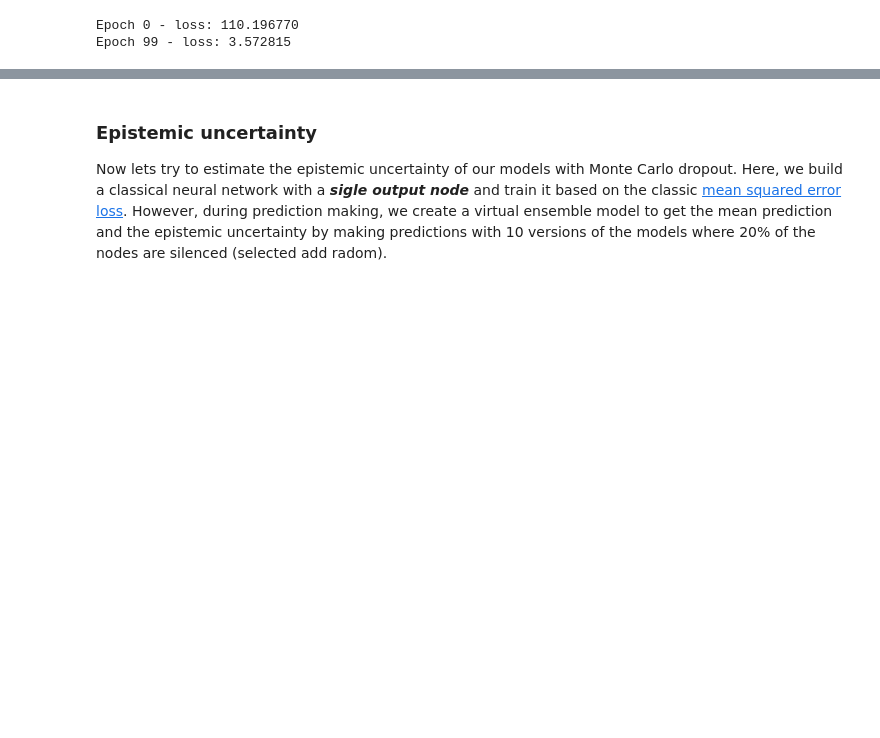
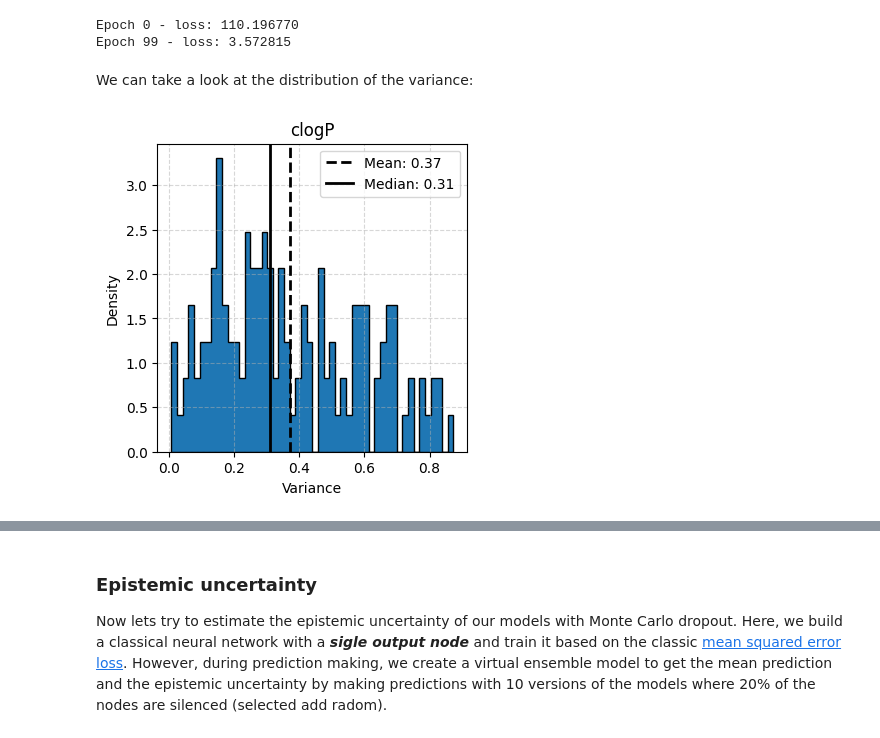
Before and after one commit to CDDLeiden/ULLA2023-Leiden, a Jupyter notebook: practicals/03_uncertainty_active_learning/03_uncertainty_active_learning.ipynb, the cells around one changed output, grey strips where cells are left out. Saved outputs shown, nothing was run; the diff lists cells and outputs as text; code cells hidden in the pictures; blank space fills up the shorter version.

```diff
--- a/practicals/03_uncertainty_active_learning/03_uncertainty_active_learning.ipynb
+++ b/practicals/03_uncertainty_active_learning/03_uncertainty_active_learning.ipynb
@@ -233,4 +239,17 @@ HIDDEN_SIZE = 64
 # %% [markdown]
 ### Helper function to evaluate the uncertainty quantification
+# %%
+def plot_variance_distribution(variance, title):
+
+    fig, ax = plt.subplots(figsize=(4, 4))
+
+    ax.hist(variance, bins=50, density=True, ec='k', histtype='stepfilled'  )
+    ax.axvline(variance.mean(), color='k', linestyle='--', linewidth=2, label=f'Mean: {variance.mean():.2f}')
+    ax.axvline(variance.median(), color='k', linestyle='-', linewidth=2, label=f'Median: {variance.median():.2f}')
+    ax.set_xlabel('Variance')
+    ax.set_ylabel('Density')
+    ax.set_title(title)
+    ax.grid(linestyle='--', alpha=0.5)
+    ax.legend()
 # %%
 from scipy.stats import norm, spearmanr
@@ -437,3 +509,9 @@ y_test_mean, y_test_var = predictMVE(test_loader, model)
 # %% [output]
 Epoch 0 - loss: 110.196770
 Epoch 99 - loss: 3.572815
+# %% [markdown]
+We can take a look at the distribution of the variance:
+# %%
+plot_variance_distribution(y_test_var, 'clogP')
+# %% [output]
+[figure, added]
```
Also changed, not shown: parts of 33 cells of this notebook, 4 other files.
